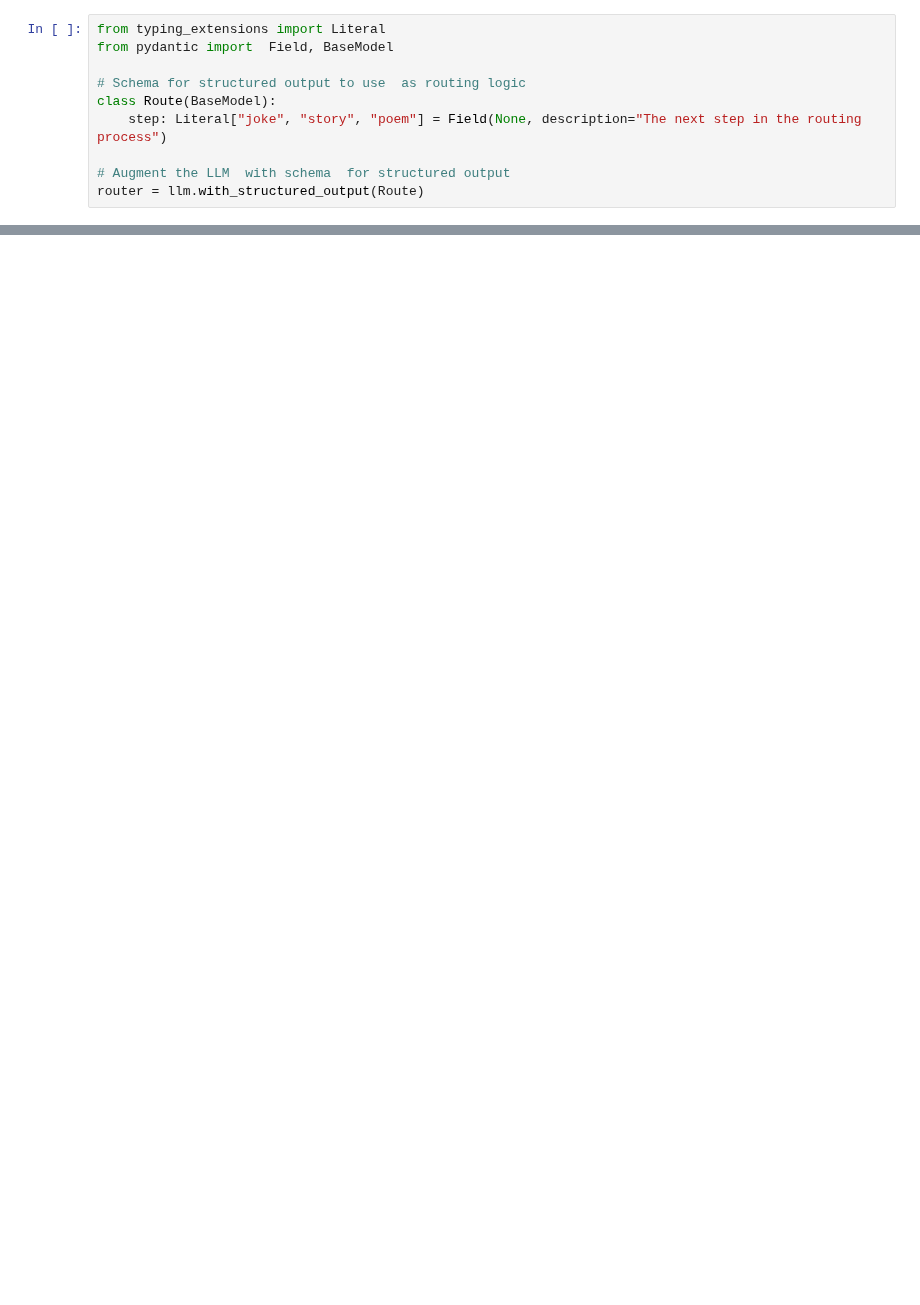
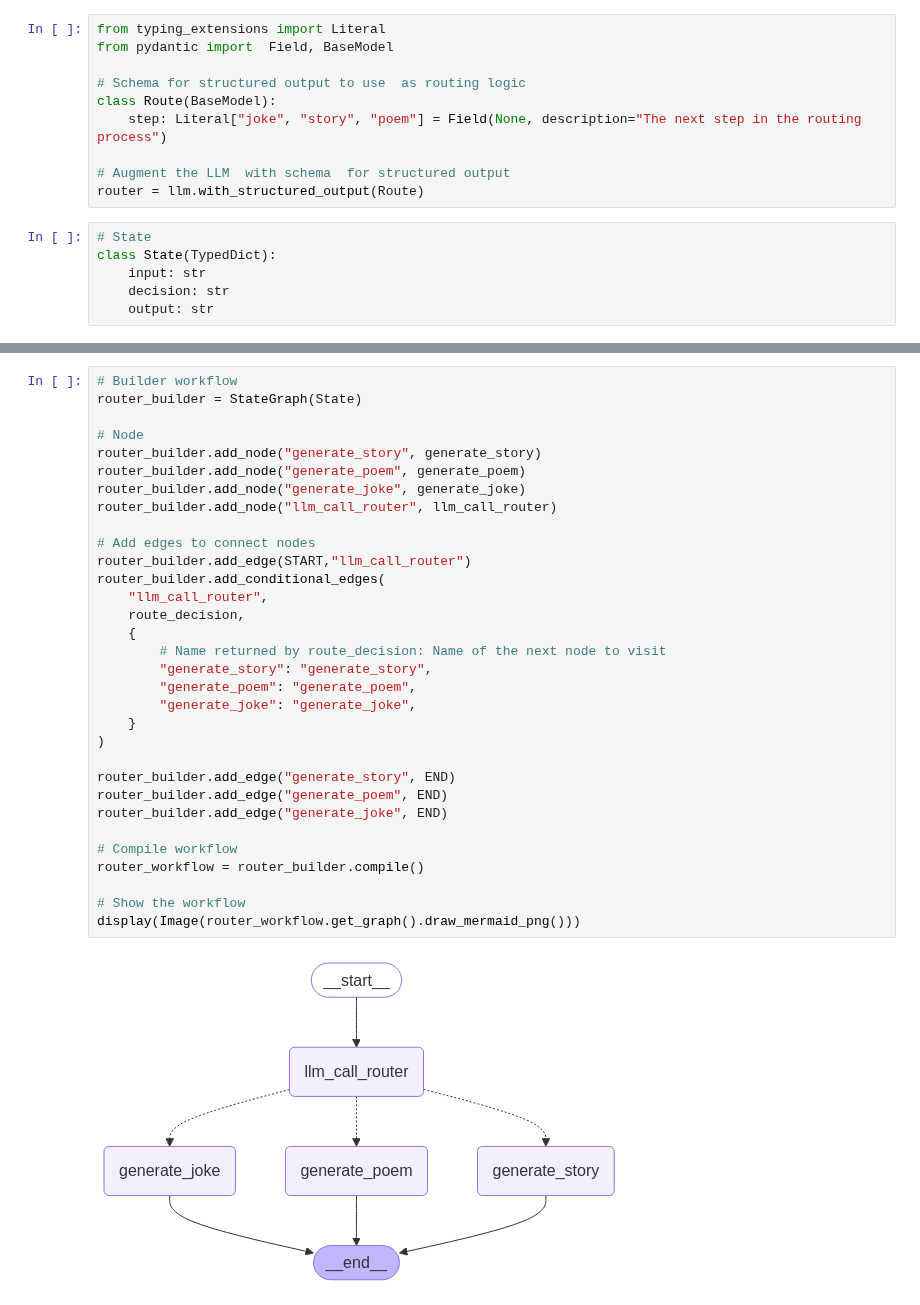
Before and after one commit to sstuardo/langgraph-agents, a Jupyter notebook: agent_with_state.ipynb, the cells around one changed output, grey strips where cells are left out. Cells and saved outputs as stored; diff of their text form; blank space fills up the shorter version.

```diff
--- a/agent_with_state.ipynb
+++ b/agent_with_state.ipynb
@@ -271,3 +273,9 @@ class Route(BaseModel):
 
 # Augment the LLM  with schema  for structured output
 router = llm.with_structured_output(Route)
+# %%
+# State
+class State(TypedDict):
+    input: str
+    decision: str
+    output: str
@@ -273,0 +329,34 @@ router = llm.with_structured_output(Route)
+# %%
+# Builder workflow
+router_builder = StateGraph(State)
+
+# Node
+router_builder.add_node("generate_story", generate_story)
+router_builder.add_node("generate_poem", generate_poem)
+router_builder.add_node("generate_joke", generate_joke)
+router_builder.add_node("llm_call_router", llm_call_router)
+
+# Add edges to connect nodes
+router_builder.add_edge(START,"llm_call_router")
+router_builder.add_conditional_edges(
+    "llm_call_router",
+    route_decision,
+    {
+        # Name returned by route_decision: Name of the next node to visit
+        "generate_story": "generate_story",
+        "generate_poem": "generate_poem",
+        "generate_joke": "generate_joke",
+    }
+)
+
+router_builder.add_edge("generate_story", END)
+router_builder.add_edge("generate_poem", END)
+router_builder.add_edge("generate_joke", END)
+
+# Compile workflow
+router_workflow = router_builder.compile()
+
+# Show the workflow
+display(Image(router_workflow.get_graph().draw_mermaid_png()))
+# %% [output]
+[figure, added]
```
Also changed, not shown: parts of 3 cells of this notebook.
